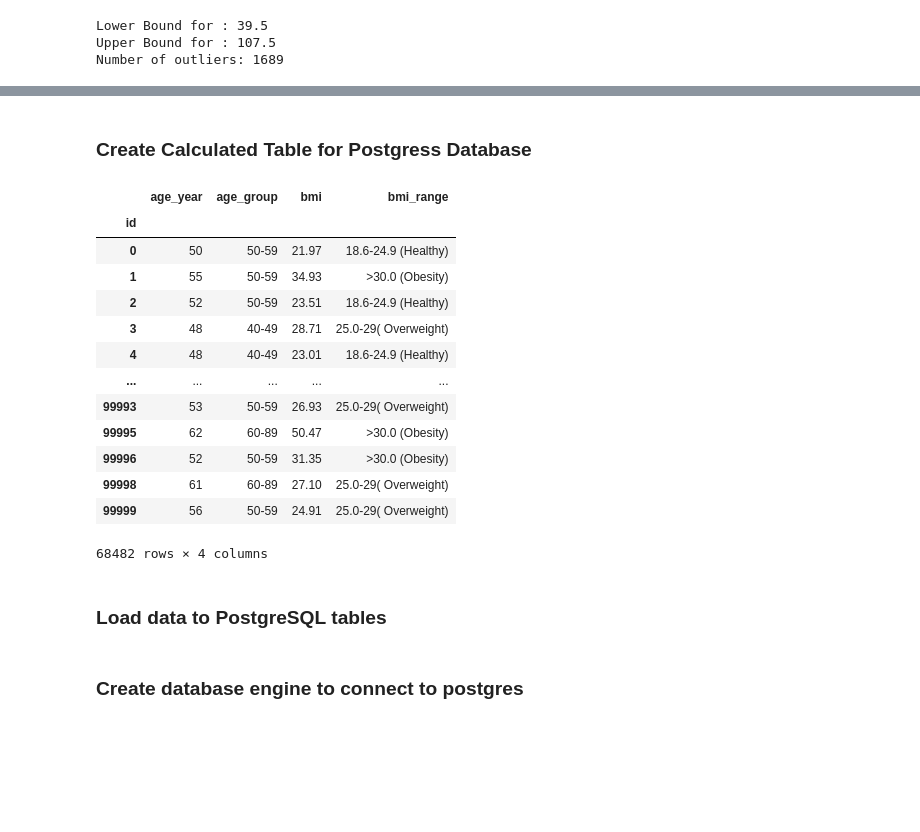
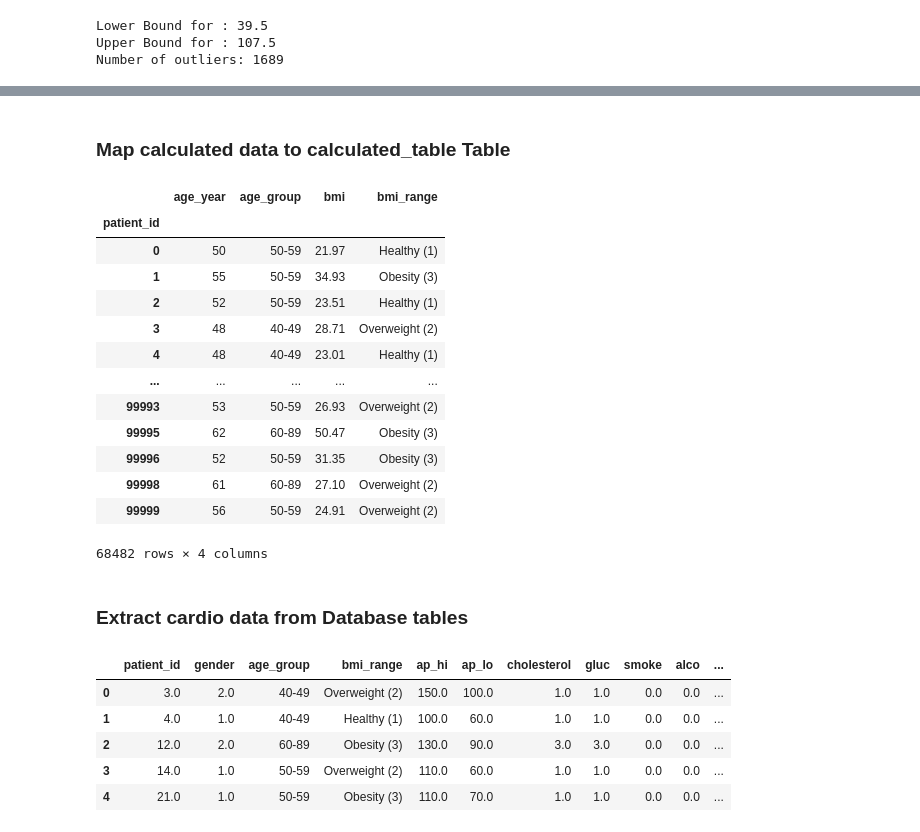
Before and after one commit to pasmi369/Heart_Analysis_Detection_Project, a Jupyter notebook: heartDetection_database.ipynb, the cells around one changed output, grey strips where cells are left out. Drawn from its saved outputs; the diff is of its cells as text; code cells hidden in the pictures; blank space fills up the shorter version.

Commit message:
updated db tables

```diff
--- a/heartDetection_database.ipynb
+++ b/heartDetection_database.ipynb
@@ -454,0 +515,4 @@ cardio_df
+# %%
+#Create range for BMI
+bmi_bins = [0,18.5,24,29,250]
+bmi_weight_range = ["Underweight (0)","Healthy (1)", "Overweight (2)", "Obesity (3)"]
@@ -591,21 +693,25 @@ lifestyle_data
-# %% [markdown]
-### Create Calculated Table for Postgress Database
+# %% [markdown]
+### Map calculated data to calculated_table Table
 # %%
-calculated_data = cardio_df[["id","age_year","age_group","bmi", "bmi_range"]]
-calculated_data = calculated_data.set_index(['id'],drop='True')
+calculated_data = pd.DataFrame({'patient_id':cardio_df.id,
+                                'age_year': cardio_df.age_year,
+                                'age_group': cardio_df.age_group,
+                                'bmi': cardio_df.bmi,
+                                "bmi_range": cardio_df.bmi_range})
+calculated_data = calculated_data.set_index(['patient_id'],drop='True')
 calculated_data
 # %% [output]
 |  | age_year | age_group | bmi | bmi_range |
-| id |  |  |  |  |
-| 0 | 50 | 50-59 | 21.97 | 18.6-24.9 (Healthy) |
-| 1 | 55 | 50-59 | 34.93 | >30.0 (Obesity) |
-| 2 | 52 | 50-59 | 23.51 | 18.6-24.9 (Healthy) |
-| 3 | 48 | 40-49 | 28.71 | 25.0-29( Overweight) |
-| 4 | 48 | 40-49 | 23.01 | 18.6-24.9 (Healthy) |
+| patient_id |  |  |  |  |
+| 0 | 50 | 50-59 | 21.97 | Healthy (1) |
+| 1 | 55 | 50-59 | 34.93 | Obesity (3) |
+| 2 | 52 | 50-59 | 23.51 | Healthy (1) |
+| 3 | 48 | 40-49 | 28.71 | Overweight (2) |
+| 4 | 48 | 40-49 | 23.01 | Healthy (1) |
 | ... | ... | ... | ... | ... |
-| 99993 | 53 | 50-59 | 26.93 | 25.0-29( Overweight) |
-| 99995 | 62 | 60-89 | 50.47 | >30.0 (Obesity) |
-| 99996 | 52 | 50-59 | 31.35 | >30.0 (Obesity) |
-| 99998 | 61 | 60-89 | 27.10 | 25.0-29( Overweight) |
-| 99999 | 56 | 50-59 | 24.91 | 25.0-29( Overweight) |
+| 99993 | 53 | 50-59 | 26.93 | Overweight (2) |
+| 99995 | 62 | 60-89 | 50.47 | Obesity (3) |
+| 99996 | 52 | 50-59 | 31.35 | Obesity (3) |
+| 99998 | 61 | 60-89 | 27.10 | Overweight (2) |
+| 99999 | 56 | 50-59 | 24.91 | Overweight (2) |
 68482 rows × 4 columns
@@ -612,2 +721,2 @@ calculated_data
 # %% [markdown]
-### Load data to PostgreSQL tables
+### Extract cardio data from Database tables
@@ -618,2 +722,0 @@ from config import db_password
-# %% [markdown]
-### Create database engine to connect to postgres
@@ -634,0 +723,19 @@ calculated_data.to_sql(name="calculated_data", con=engine, if_exists='replace')
+# %%
+cardio_db_df = pd.read_sql("SELECT a.patient_id, b.gender, a.age_group, a.bmi_range, c.ap_hi,\
+        c.ap_lo, c.cholesterol, c.gluc, \
+        d.smoke, d.alco, d.active, b.cardio \
+FROM calculated_table AS a \
+INNER JOIN patient_table AS b \
+         ON a.patient_id = b.patient_id  \
+INNER JOIN health_factors_table AS c \
+         ON a.patient_id = c.patient_id \
+INNER JOIN lifestyle_table AS d    \
+         ON a.patient_id = d.patient_id", con=engine)
+cardio_db_df.head()
+# %% [output]
+|  | patient_id | gender | age_group | bmi_range | ap_hi | ap_lo | cholesterol | gluc | smoke | alco | ... |
+| 0 | 3.0 | 2.0 | 40-49 | Overweight (2) | 150.0 | 100.0 | 1.0 | 1.0 | 0.0 | 0.0 | ... |
+| 1 | 4.0 | 1.0 | 40-49 | Healthy (1) | 100.0 | 60.0 | 1.0 | 1.0 | 0.0 | 0.0 | ... |
+| 2 | 12.0 | 2.0 | 60-89 | Obesity (3) | 130.0 | 90.0 | 3.0 | 3.0 | 0.0 | 0.0 | ... |
+| 3 | 14.0 | 1.0 | 50-59 | Overweight (2) | 110.0 | 60.0 | 1.0 | 1.0 | 0.0 | 0.0 | ... |
+| 4 | 21.0 | 1.0 | 50-59 | Obesity (3) | 110.0 | 70.0 | 1.0 | 1.0 | 0.0 | 0.0 | ... |
```
Also changed, not shown: parts of 73 cells of this notebook, 1 other file.
